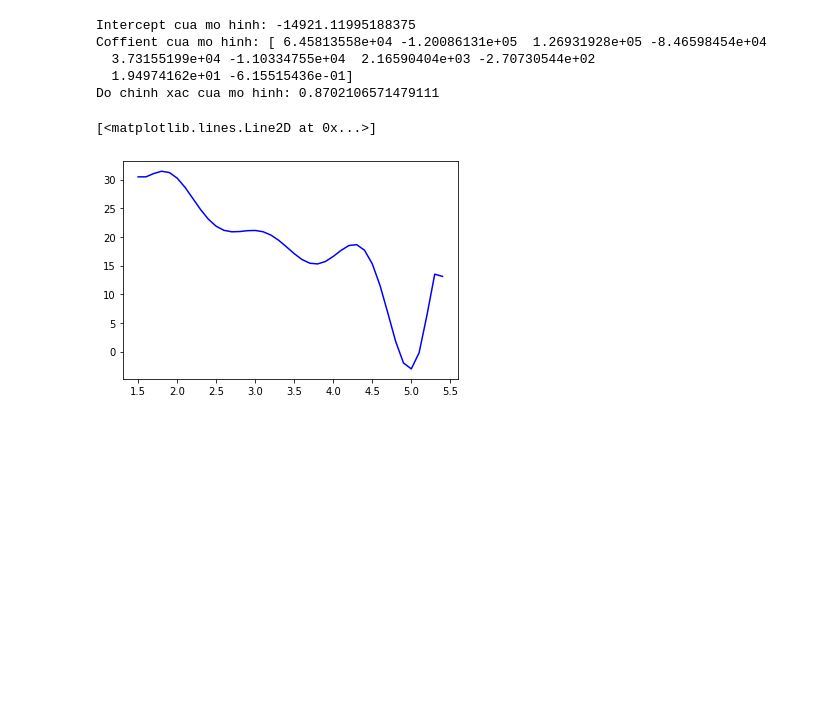
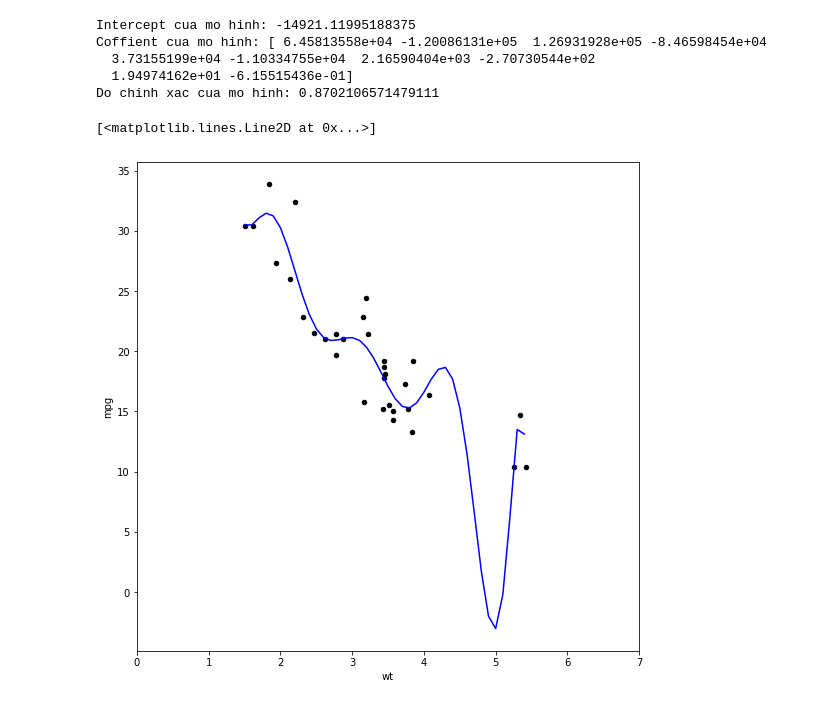
Before and after one commit to LuuQuangHoi/AI_Exercise_W7_ML_Regression, a Jupyter notebook: mtcars.ipynb, the cells around one changed output. Saved outputs shown, nothing was run; the diff lists cells and outputs as text; code cells hidden in the pictures; blank space fills up the shorter version.

```diff
--- a/mtcars.ipynb
+++ b/mtcars.ipynb
@@ -100,10 +101,12 @@ Coffient cua mo hinh: [ 6.45813558e+04 -1.20086131e+05  1.26931928e+05 -8.465984
   1.94974162e+01 -6.15515436e-01]
 Do chinh xac cua mo hinh: 0.8702106571479111
 # %%
+import numpy as np
 range = np.arange(1.5,5.5,0.1)
+data.plot(kind = 'scatter',x='wt',y='mpg',figsize=(9,9),color ='black',xlim=(0,7))
 predictor = pd.DataFrame([range ,range**2,range**3,range**4,range**5,range**6,range**7,range**8,range**9,range**10]).T
 y_pred = model.predict(X = predictor)
 plt.plot(range, y_pred,color = 'blue')
 # %% [output]
 [<matplotlib.lines.Line2D at 0x...>]
-[figure, old version]
+[figure, new version]
```
Also changed, not shown: parts of 2 cells of this notebook.
